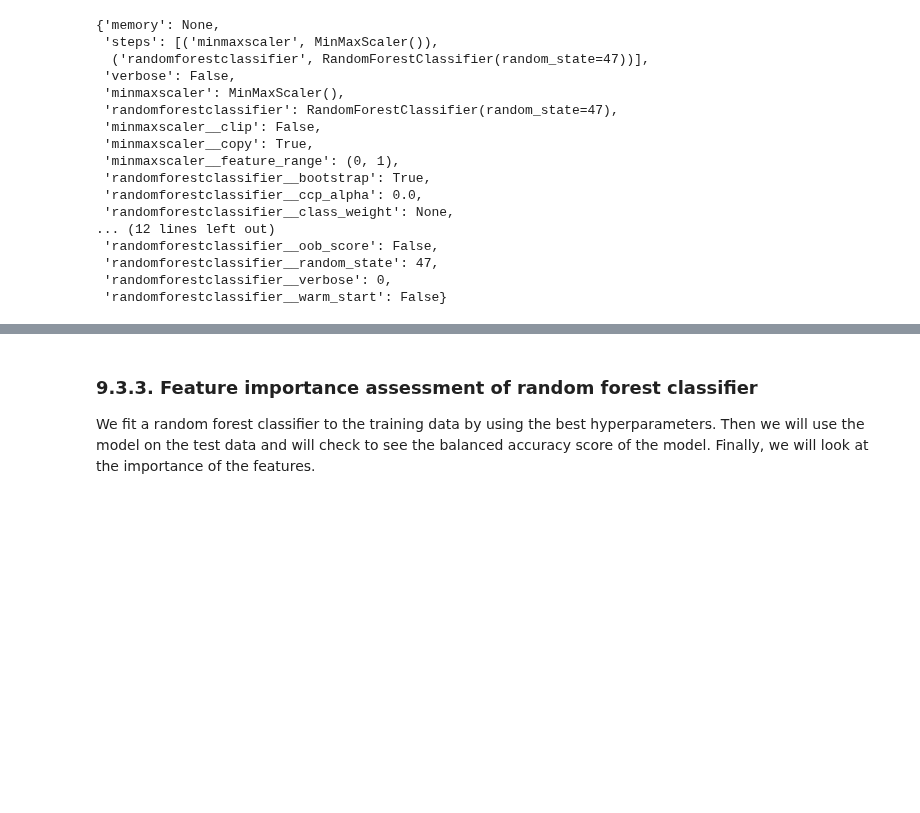
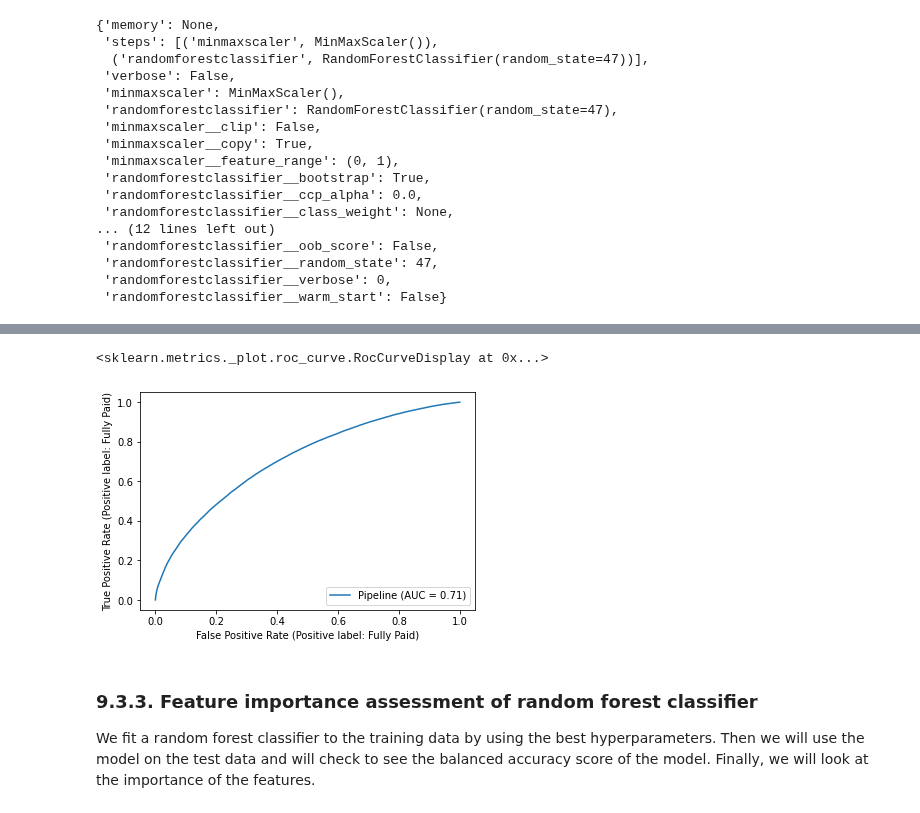
Before and after one commit to somayehY/SomayeYoussefi, a Jupyter notebook: LendingClub/LendingClub_preprocessing_modeling.ipynb, the cells around one changed output, grey strips where cells are left out. Drawn from its saved outputs; the diff is of its cells as text; code cells hidden in the pictures; blank space fills up the shorter version.

```diff
--- a/LendingClub/LendingClub_preprocessing_modeling.ipynb
+++ b/LendingClub/LendingClub_preprocessing_modeling.ipynb
@@ -447,0 +545,31 @@ KeyboardInterrupt:
+# %%
+param_grid = {
+    'randomforestclassifier__n_estimators': [150, 200, 300, 500, 700, 1000],
+    'randomforestclassifier__bootstrap': [True],
+    'randomforestclassifier__ccp_alpha': [0.0],
+    'randomforestclassifier__class_weight': [None],
+    'randomforestclassifier__criterion': ['gini'],
+    'randomforestclassifier__max_depth': [9],
+    'randomforestclassifier__max_features': ['auto'],
+    'randomforestclassifier__max_leaf_nodes': [None],
+    'randomforestclassifier__max_samples': [None],
+    'randomforestclassifier__min_impurity_decrease': [0.0],
+    'randomforestclassifier__min_impurity_split': [None],
+    'randomforestclassifier__min_samples_leaf': [1],
+    'randomforestclassifier__min_samples_split': [2],
+    'randomforestclassifier__min_weight_fraction_leaf': [0.0],
+    'randomforestclassifier__n_jobs': [None],
+    'randomforestclassifier__oob_score': [False],
+    'randomforestclassifier__random_state': [47],
+    'randomforestclassifier__verbose': [0],
+    'randomforestclassifier__warm_start': [False]
+}
+rf_grid_cv  = GridSearchCV(pipeRF, param_grid = param_grid, scoring='balanced_accuracy', cv = 5, n_jobs = -1)
+
+rf_grid_cv.fit(X_train, y_train)
+rf_best_cv_results = cross_validate(rf_grid_cv.best_estimator_, X_train, y_train, cv=5)
+rf_best_scores = rf_best_cv_results['test_score']
+print(rf_best_scores)
+print(rf_best_scores.mean(), rf_best_scores.std())
+
+rf_grid_cv.best_params_
@@ -448,3 +598,9 @@ KeyboardInterrupt:
+# %%
+#print(roc_auc_score(y_test, y_pred))
+metrics.plot_roc_curve(rf_grid_cv.best_estimator_, X_test, y_test)
+# %% [output]
+<sklearn.metrics._plot.roc_curve.RocCurveDisplay at 0x...>
+[figure, added]
 # %% [markdown]
 ### 9.3.3. Feature importance assessment of random forest classifier <a class='anchor' id='firf'></a>
 
```
Also changed, not shown: parts of 56 cells of this notebook.
